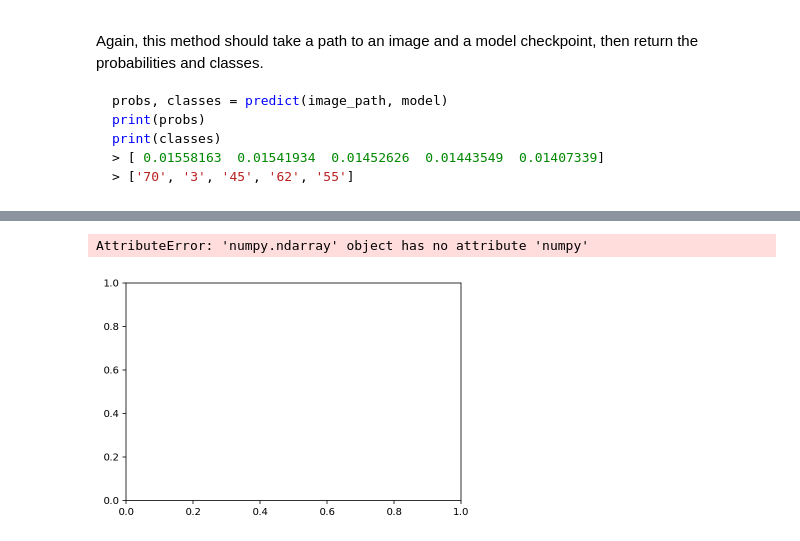
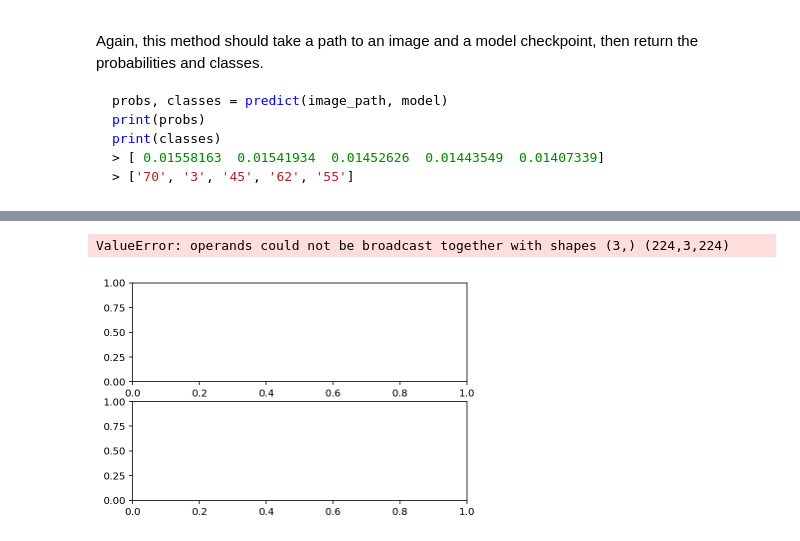
Before and after one commit to jim2236/Image_Classifier_Udacity, a Jupyter notebook: Image Classifier Project.ipynb, the cells around one changed output, grey strips where cells are left out. Cells and saved outputs as stored; diff of their text form; code cells hidden in the pictures.

```diff
--- a/Image Classifier Project.ipynb
+++ b/Image Classifier Project.ipynb
@@ -375,7 +375,7 @@ def process_image(image_path):
     img = img.crop((left, bottom, right, top))
 
     # convert to numpy array - dividing by 256 to get array values between 0-1
-    img = np.array(img) / 256
+    img = np.array(img) / 255
 
     # the network expects the images to e normalized in a specific way
     mean = np.array([0.484, 0.456, 0.406])
@@ -397,7 +397,7 @@ def imshow(image, ax=None, title=None):
 
     # PyTorch tensors assume the color channel is the first dimension
     # but matplotlib assumes is the third dimension
-    image = image.numpy().transpose((1, 2, 0))
+    image = image.transpose((1, 2, 0))
 
     # Undo preprocessing
     mean = np.array([0.485, 0.456, 0.406])
@@ -495,8 +495,13 @@ with open('cat_to_name.json', 'r') as f:
 
 flower_name = mapping[image_path.split('/')[-2]]
 
+fig, (ax1, ax2) = plt.subplots(2,1)
+
+#plt.figure(figsize = (10,10))
+#ax = plt.subplot(2,1,1)
+
 image = process_image(image)
-imshow(ax, image)
+imshow(image, ax1)
 plt.title(flower_name)
 
 # predict
@@ -510,32 +515,32 @@ plt.subplot(2,1,2)
 # setting the color pallete to purple with seaborn
 with sns.light_platte('purple', reverse=True):
     sns.barplot(x=top_probs, y=top_flowers)
 
 plt.show()
 
 '''
 
 fig, (ax1, ax2) = plt.subplots(figsize=(6,10), ncols=1, nrows=2)
 
 ax1.set_title(flower_name)
 ax1.imshow(image)
 ax1.axis("off")
 
 probs = [y for x in probs for y in x]
 
 y_pos = np.arange(len(probs))
 
 ax2.barh(y_pos, probs, align='center')
 
 ax2.set_yticks(y_pos)
 ax2.set_yticklabels([mapping[x] for x in classes])
 ax2.invert_yaxis()  # labels read top to down
 ax.set_xlabel('Probs')
 ax2.set_title("Class Probability")
 
 plt.show()
 
 '''
 # %% [output]
-AttributeError: 'numpy.ndarray' object has no attribute 'numpy'
+ValueError: operands could not be broadcast together with shapes (3,) (224,3,224)
-[figure, old version]
+[figure, new version]
```
